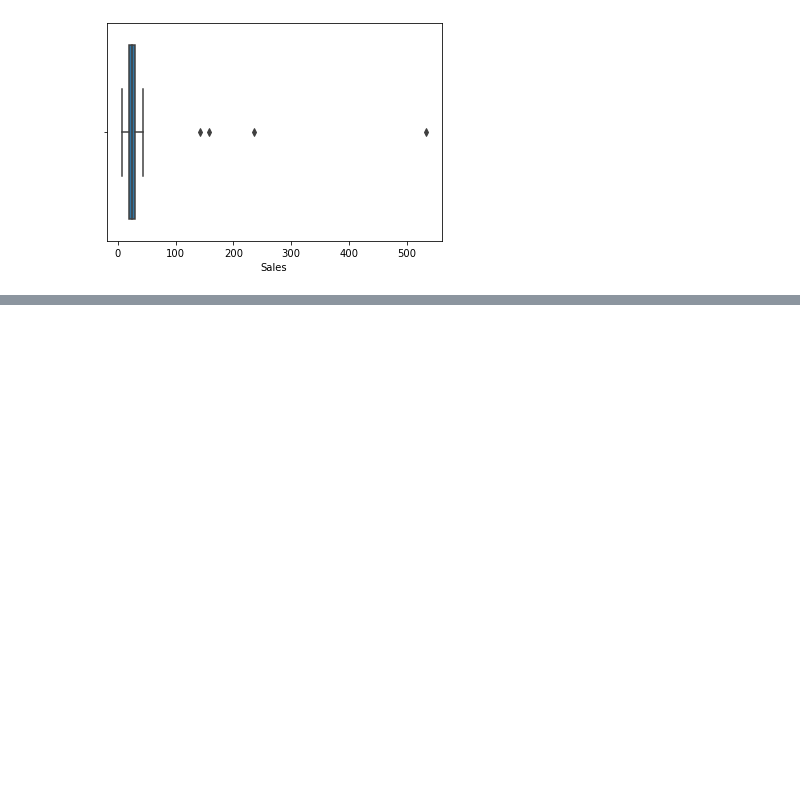
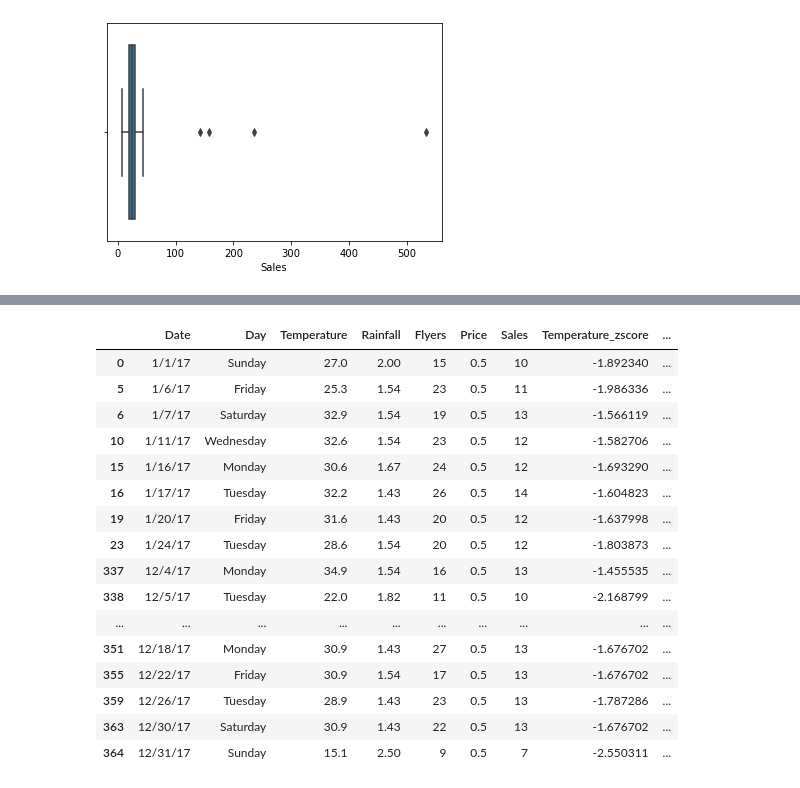
Before and after one commit to LinhQuach13/anomaly-detection-exercises, a Jupyter notebook: continuous_probabilistic_methods.ipynb, the cells around one changed output, grey strips where cells are left out. Drawn from its saved outputs; the diff is of its cells as text; code cells hidden in the pictures; blank space fills up the shorter version.

```diff
--- a/continuous_probabilistic_methods.ipynb
+++ b/continuous_probabilistic_methods.ipynb
@@ -504,0 +448,21 @@ Standard Deviation 2
+# %%
+#Rainfall with an absolute z score of 2 or higher
+df[df['Rainfall_zscore'].abs() >=2]
+# %% [output]
+|  | Date | Day | Temperature | Rainfall | Flyers | Price | Sales | Temperature_zscore | ... |
+| 0 | 1/1/17 | Sunday | 27.0 | 2.00 | 15 | 0.5 | 10 | -1.892340 | ... |
+| 5 | 1/6/17 | Friday | 25.3 | 1.54 | 23 | 0.5 | 11 | -1.986336 | ... |
+| 6 | 1/7/17 | Saturday | 32.9 | 1.54 | 19 | 0.5 | 13 | -1.566119 | ... |
+| 10 | 1/11/17 | Wednesday | 32.6 | 1.54 | 23 | 0.5 | 12 | -1.582706 | ... |
+| 15 | 1/16/17 | Monday | 30.6 | 1.67 | 24 | 0.5 | 12 | -1.693290 | ... |
+| 16 | 1/17/17 | Tuesday | 32.2 | 1.43 | 26 | 0.5 | 14 | -1.604823 | ... |
+| 19 | 1/20/17 | Friday | 31.6 | 1.43 | 20 | 0.5 | 12 | -1.637998 | ... |
+| 23 | 1/24/17 | Tuesday | 28.6 | 1.54 | 20 | 0.5 | 12 | -1.803873 | ... |
+| 337 | 12/4/17 | Monday | 34.9 | 1.54 | 16 | 0.5 | 13 | -1.455535 | ... |
+| 338 | 12/5/17 | Tuesday | 22.0 | 1.82 | 11 | 0.5 | 10 | -2.168799 | ... |
+| ... | ... | ... | ... | ... | ... | ... | ... | ... | ... |
+| 351 | 12/18/17 | Monday | 30.9 | 1.43 | 27 | 0.5 | 13 | -1.676702 | ... |
+| 355 | 12/22/17 | Friday | 30.9 | 1.54 | 17 | 0.5 | 13 | -1.676702 | ... |
+| 359 | 12/26/17 | Tuesday | 28.9 | 1.43 | 23 | 0.5 | 13 | -1.787286 | ... |
+| 363 | 12/30/17 | Saturday | 30.9 | 1.43 | 22 | 0.5 | 13 | -1.676702 | ... |
+| 364 | 12/31/17 | Sunday | 15.1 | 2.50 | 9 | 0.5 | 7 | -2.550311 | ... |
```
Also changed, not shown: parts of 15 cells of this notebook.
